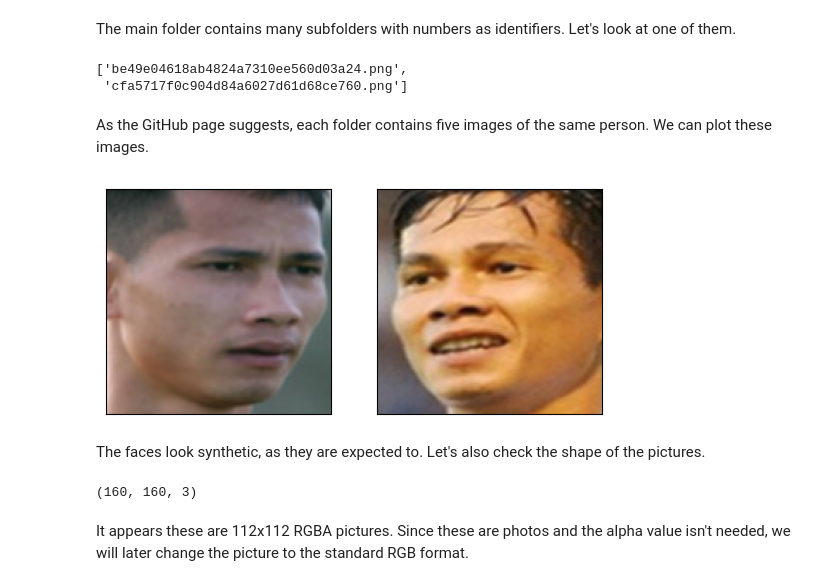
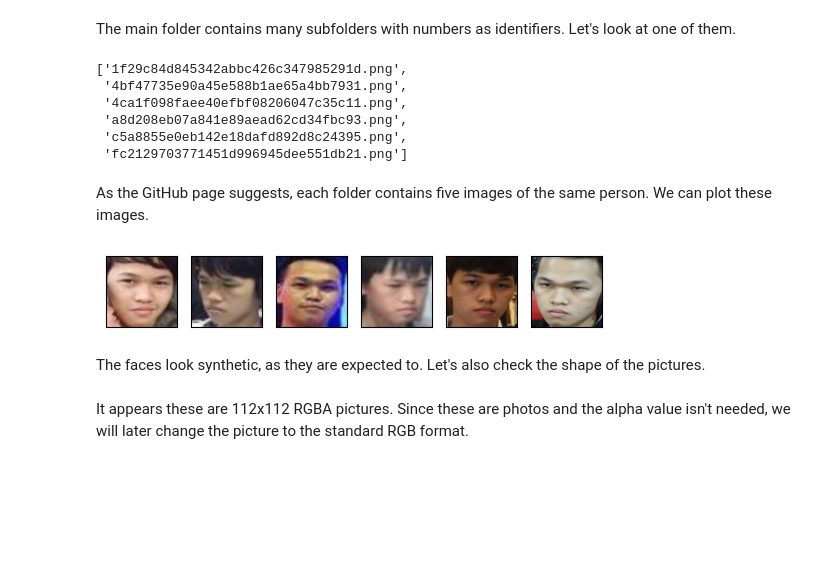
Before and after one commit to mrzaizai2k/face-recogtion-mlops, a Jupyter notebook: notebook/face-recognition.ipynb, the cells around one changed output. Saved outputs shown, nothing was run; the diff lists cells and outputs as text; code cells hidden in the pictures; blank space fills up the shorter version.

```diff
--- a/notebook/face-recognition.ipynb
+++ b/notebook/face-recognition.ipynb
@@ -71,10 +71,14 @@ Some folders: ['0', '1', '10', '100', '101'], there are a total of 916 folders.
 # %% [markdown]
 The main folder contains many subfolders with numbers as identifiers. Let's look at one of them.
 # %%
-os.listdir(f"{data_dir}/0")
+os.listdir(f"{data_dir}/60")
 # %% [output]
-['be49e04618ab4824a7310ee560d03a24.png',
- 'cfa5717f0c904d84a6027d61d68ce760.png']
+['1f29c84d845342abbc426c347985291d.png',
+ '4bf47735e90a45e588b1ae65a4bb7931.png',
+ '4ca1f098faee40efbf08206047c35c11.png',
+ 'a8d208eb07a841e89aead62cd34fbc93.png',
+ 'c5a8855e0eb142e18dafd892d8c24395.png',
+ 'fc2129703771451d996945dee551db21.png']
 # %% [markdown]
 As the GitHub page suggests, each folder contains five images of the same person. We can plot these images.
 # %%
@@ -92,15 +96,13 @@ def plot_folder(path):
         ax[i].set_xticks([])
         ax[i].set_yticks([])
 # %%
-plot_folder(f"{data_dir}/0/")
+plot_folder(f"{data_dir}/60/")
 # %% [output]
-[figure, old version]
+[figure, new version]
 # %% [markdown]
 The faces look synthetic, as they are expected to. Let's also check the shape of the pictures.
 # %%
-np.array(Image.open(f"{data_dir}/0/be49e04618ab4824a7310ee560d03a24.png")).shape
+# np.array(Image.open(f"{data_dir}/0/be49e04618ab4824a7310ee560d03a24.png")).shape
-# %% [output]
-(160, 160, 3)
 # %% [markdown]
 It appears these are 112x112 RGBA pictures. Since these are photos and the alpha value isn't needed, we will later change the picture to the standard RGB format.
 # %% [markdown]
```
Also changed, not shown: parts of 11 cells of this notebook, 10 other files.
